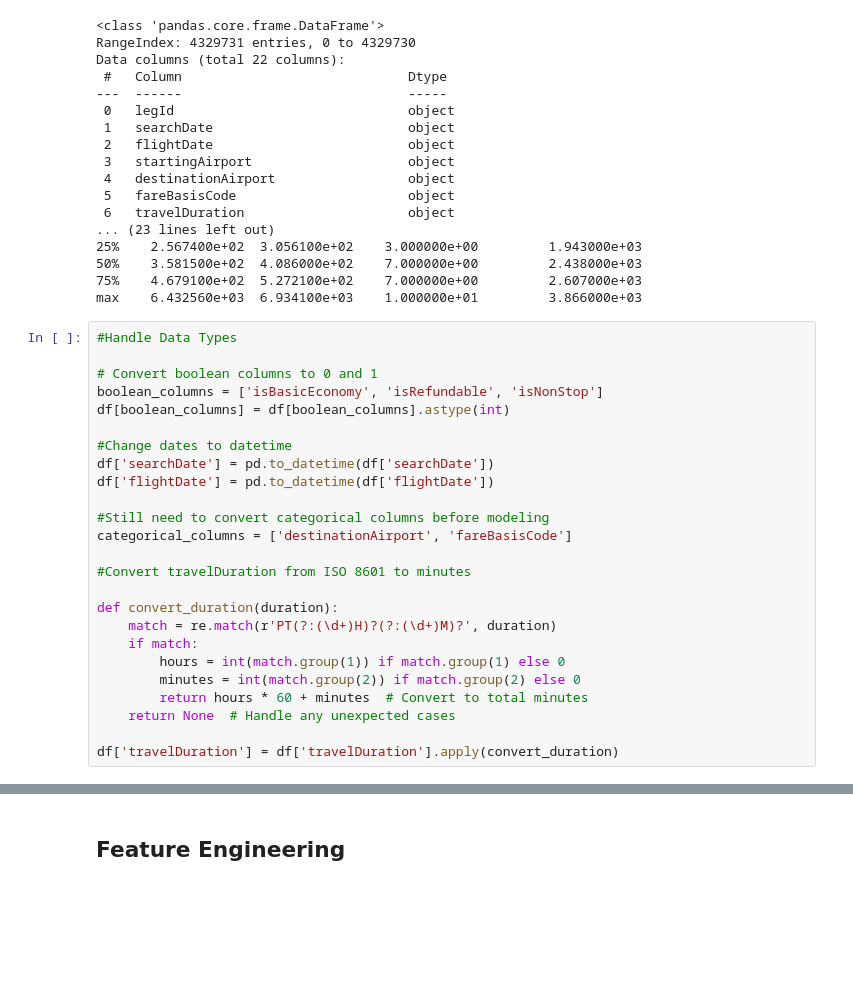
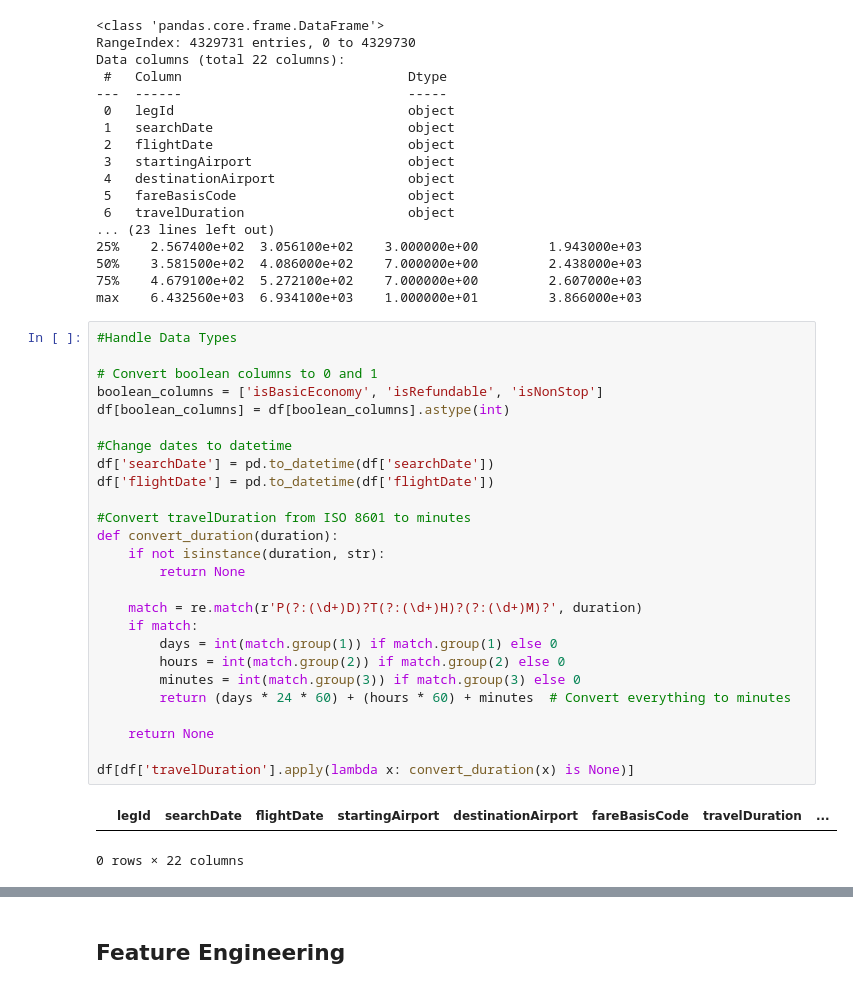
Before and after one commit to camrync23/Capstone-Project, a Jupyter notebook: notebooks/data_exploration.ipynb, the cells around one changed output, grey strips where cells are left out. Cells and saved outputs as stored; diff of their text form; blank space fills up the shorter version.

Commit message:
EDA Notebook cleaning
Cleaning and organizing the EDA notebook. Addition of the data_modeling notebook

```diff
--- a/notebooks/data_exploration.ipynb
+++ b/notebooks/data_exploration.ipynb
@@ -55,28 +55,32 @@ max    6.432560e+03  6.934100e+03    1.000000e+01         3.866000e+03
 # %%
 #Handle Data Types
 
 # Convert boolean columns to 0 and 1
 boolean_columns = ['isBasicEconomy', 'isRefundable', 'isNonStop']
 df[boolean_columns] = df[boolean_columns].astype(int)
 
 #Change dates to datetime
 df['searchDate'] = pd.to_datetime(df['searchDate'])
 df['flightDate'] = pd.to_datetime(df['flightDate'])
 
-#Still need to convert categorical columns before modeling
-categorical_columns = ['destinationAirport', 'fareBasisCode']
+#Convert travelDuration from ISO 8601 to minutes
+def convert_duration(duration):
+    if not isinstance(duration, str):
+        return None
 
-#Convert travelDuration from ISO 8601 to minutes
+    match = re.match(r'P(?:(\d+)D)?T(?:(\d+)H)?(?:(\d+)M)?', duration)
+    if match:
+        days = int(match.group(1)) if match.group(1) else 0
+        hours = int(match.group(2)) if match.group(2) else 0
+        minutes = int(match.group(3)) if match.group(3) else 0
+        return (days * 24 * 60) + (hours * 60) + minutes  # Convert everything to minutes
 
-def convert_duration(duration):
-    match = re.match(r'PT(?:(\d+)H)?(?:(\d+)M)?', duration)
-    if match:
-        hours = int(match.group(1)) if match.group(1) else 0
-        minutes = int(match.group(2)) if match.group(2) else 0
-        return hours * 60 + minutes  # Convert to total minutes
-    return None  # Handle any unexpected cases
+    return None
 
-df['travelDuration'] = df['travelDuration'].apply(convert_duration)
+df[df['travelDuration'].apply(lambda x: convert_duration(x) is None)]
+# %% [output]
+|  | legId | searchDate | flightDate | startingAirport | destinationAirport | fareBasisCode | travelDuration | ... |
+0 rows × 22 columns
 # %%
 # Check for missing values
 missing_values = df.isnull().sum()
```
Also changed, not shown: parts of 20 cells of this notebook, 1 other file.
